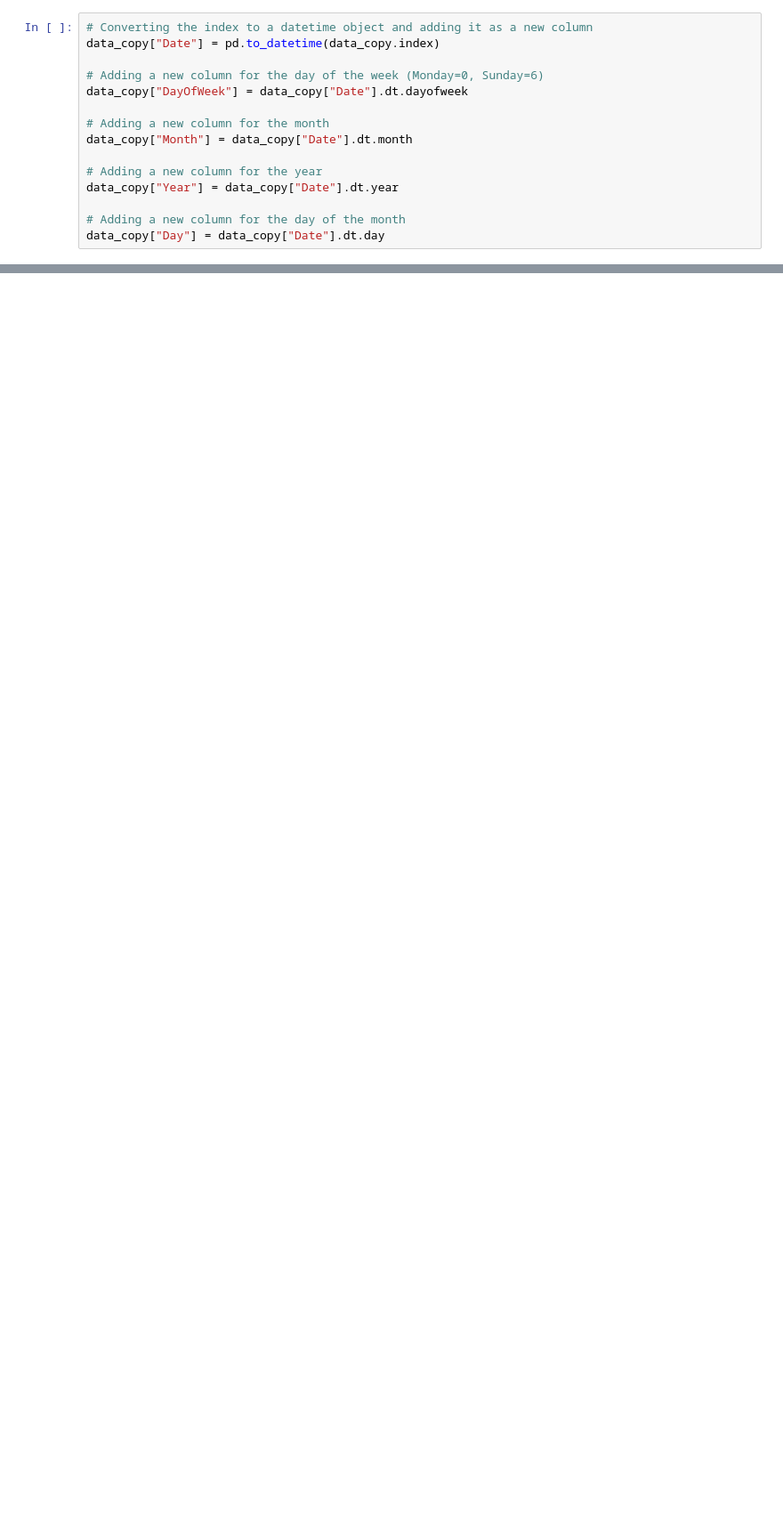
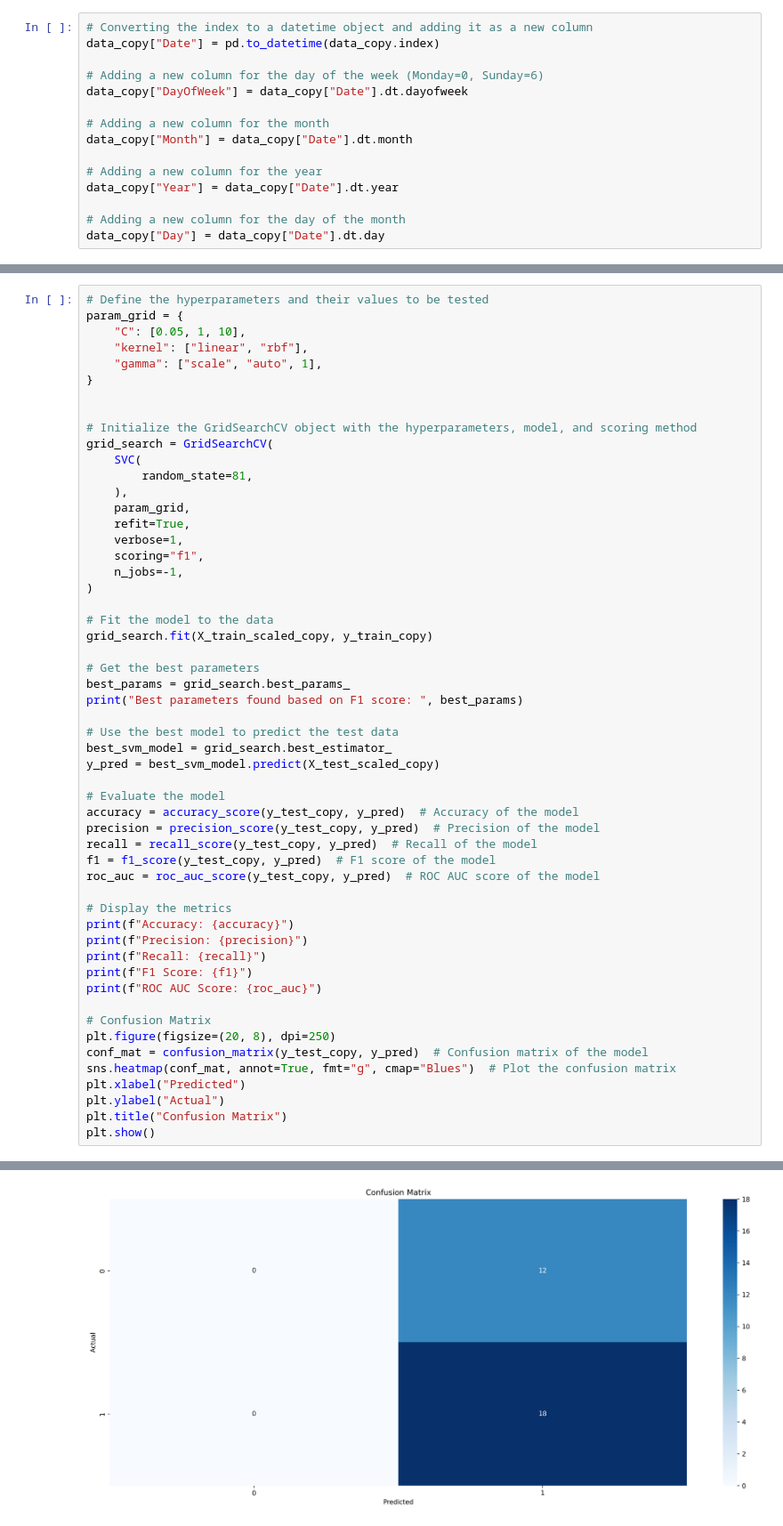
Before and after one commit to GROUP-1-Data-Science-Bootcamp/CryptoClusteringSaga, a Jupyter notebook: project-phase2-part3.ipynb, the cells around one changed output, grey strips where cells are left out. Shown at 89% size. Drawn from its saved outputs; the diff is of its cells as text; blank space fills up the shorter version.

```diff
--- a/project-phase2-part3.ipynb
+++ b/project-phase2-part3.ipynb
@@ -422,0 +431,55 @@ Training and testing data shapes after PCA:
+# %%
+# Define the hyperparameters and their values to be tested
+param_grid = {
+    "C": [0.05, 1, 10],
+    "kernel": ["linear", "rbf"],
+    "gamma": ["scale", "auto", 1],
+}
+
+
+# Initialize the GridSearchCV object with the hyperparameters, model, and scoring method
+grid_search = GridSearchCV(
+    SVC(
+        random_state=81,
+    ),
+    param_grid,
+    refit=True,
+    verbose=1,
+    scoring="f1",
+    n_jobs=-1,
+)
+
+# Fit the model to the data
+grid_search.fit(X_train_scaled_copy, y_train_copy)
+
+# Get the best parameters
+best_params = grid_search.best_params_
+print("Best parameters found based on F1 score: ", best_params)
+
+# Use the best model to predict the test data
+best_svm_model = grid_search.best_estimator_
+y_pred = best_svm_model.predict(X_test_scaled_copy)
+
+# Evaluate the model
+accuracy = accuracy_score(y_test_copy, y_pred)  # Accuracy of the model
+precision = precision_score(y_test_copy, y_pred)  # Precision of the model
+recall = recall_score(y_test_copy, y_pred)  # Recall of the model
+f1 = f1_score(y_test_copy, y_pred)  # F1 score of the model
+roc_auc = roc_auc_score(y_test_copy, y_pred)  # ROC AUC score of the model
+
+# Display the metrics
+print(f"Accuracy: {accuracy}")
+print(f"Precision: {precision}")
+print(f"Recall: {recall}")
+print(f"F1 Score: {f1}")
+print(f"ROC AUC Score: {roc_auc}")
+
+# Confusion Matrix
+plt.figure(figsize=(20, 8), dpi=250)
+conf_mat = confusion_matrix(y_test_copy, y_pred)  # Confusion matrix of the model
+sns.heatmap(conf_mat, annot=True, fmt="g", cmap="Blues")  # Plot the confusion matrix
+plt.xlabel("Predicted")
+plt.ylabel("Actual")
+plt.title("Confusion Matrix")
+plt.show()
+# %% [output]
@@ -422,0 +493 @@ Training and testing data shapes after PCA:
+[figure, added]
```
Also changed, not shown: parts of 24 cells of this notebook.
